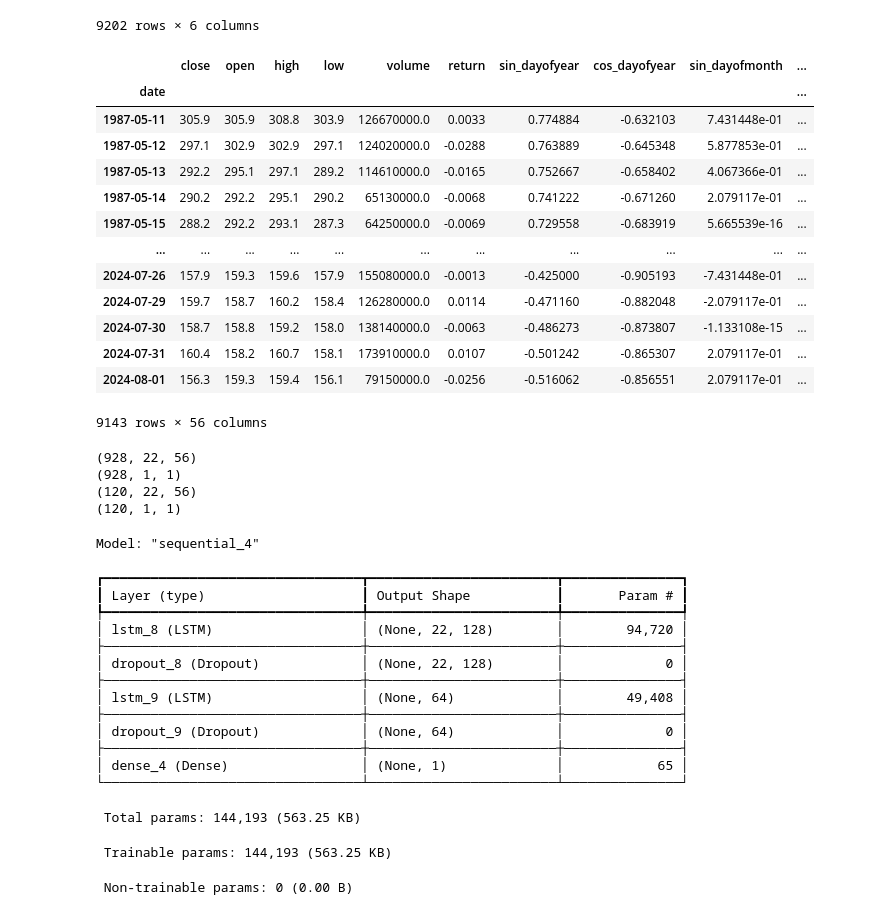
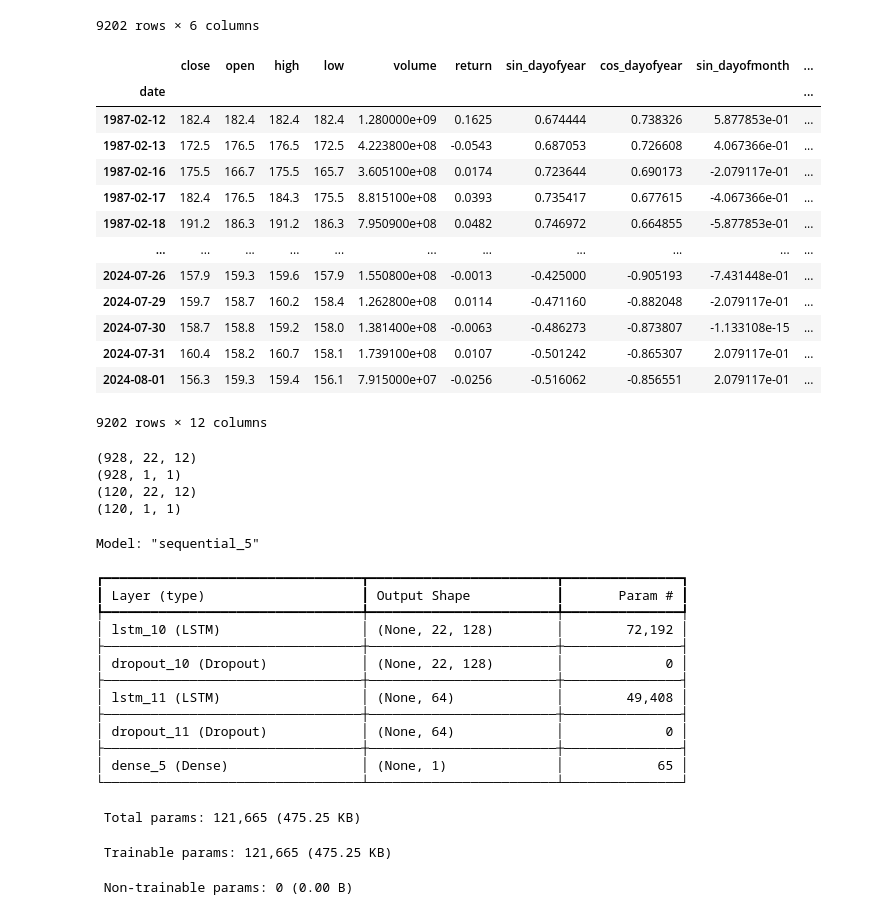
Before and after one commit to kaisei3506/close_price_prediction, a Jupyter notebook: past60days_future1day_lstm.ipynb, the cells around one changed output. Saved outputs shown, nothing was run; the diff lists cells and outputs as text; code cells hidden in the pictures.

```diff
--- a/past60days_future1day_lstm.ipynb
+++ b/past60days_future1day_lstm.ipynb
@@ -81,17 +88,15 @@ def engineer(df_old):
   df_new['cos_dayofyear'] = np.cos(2 * np.pi * df_new.index.dayofyear / 365)
   df_new['sin_dayofmonth'] = np.sin(2 * np.pi * df_new.index.day / 30)
   df_new['cos_dayofmonth'] = np.cos(2 * np.pi * df_new.index.day / 30)
-  '''
   df_new['sin_dayofweek'] = np.sin(2 * np.pi * df_new.index.dayofweek / 7)
   df_new['cos_dayofweek'] = np.cos(2 * np.pi * df_new.index.dayofweek / 7)
-
+  '''
   # 日本の休日
   jp_holidays = holidays.Japan()
   df_new['holiday'] = df_new.index.map(lambda x: 1 if x in jp_holidays else 0)
-  '''
 
   # 移動平均、相対力指数
-  sma_list = [5, 10, 20, 60]
+  sma_list = [5, 10, 20]
   for i in sma_list:
     df_new[f'sma_{i}'] = df_new['close'].rolling(window=i).mean()
     df_new[f'ema_{i}'] = df_new['close'].ewm(span=i, adjust=False).mean()
@@ -115,51 +120,51 @@ def engineer(df_old):
       # MACD
       df_new[f'macd_{sma_list[i]}vs{sma_list[j]}'] = df_new[f'ema_{sma_list[i]}'] - df_new[f'ema_{sma_list[j]}']
       df_new[f'macd_signal_{sma_list[i]}vs{sma_list[j]}'] = df_new[f'macd_{sma_list[i]}vs{sma_list[j]}'].ewm(span=9, adjust=False).mean()
-  '''
+
   # ADX
   epsilon = 1e-6
   df_new['+DM'] = df_new['high'] - df_new['high'].shift(1)
   df_new['-DM'] = df_new['low'].shift(1) - df_new['low']
   df_new['TR'] = np.maximum.reduce([
     df_new['high'] - df_new['low'],
     abs(df_new['high'] - df_new['close'].shift(1)),
     abs(df_new['low'] - df_new['close'].shift(1))
     ])
   df_new['+DI'] = df_new['+DM'].rolling(window=14).sum() / (df_new['TR'].rolling(window=14).sum() + epsilon) * 100
   df_new['-DI'] = df_new['-DM'].rolling(window=14).sum() / (df_new['TR'].rolling(window=14).sum() + epsilon) * 100
   df_new['DX'] = abs((df_new['+DI'] - df_new['-DI']) / (df_new['+DI'] + df_new['-DI'] + epsilon)) * 100
   df_new['ADX'] = df_new['DX'].rolling(window=14).mean()
 
   # ストキャスティクス
   df_new['%K'] = (df_new['close'] - df_new['low'].rolling(window=14).min()) / (df_new['high'].rolling(window=14).max() - df_new['low'].rolling(window=14).min()) * 100
   df_new['%D'] = df_new['%K'].rolling(window=3).mean()
   '''
 
 
   #df_new = df_new.drop(['open', 'high', 'low'], axis=1)
 
   df_new = df_new.dropna()
 
 
   return df_new
 
 engineered_df = engineer(df)
 engineered_df
 # %% [output]
 |  | close | open | high | low | volume | return | sin_dayofyear | cos_dayofyear | sin_dayofmonth | ... |
 | date |  |  |  |  |  |  |  |  |  | ... |
-| 1987-05-11 | 305.9 | 305.9 | 308.8 | 303.9 | 126670000.0 | 0.0033 | 0.774884 | -0.632103 | 7.431448e-01 | ... |
-| 1987-05-12 | 297.1 | 302.9 | 302.9 | 297.1 | 124020000.0 | -0.0288 | 0.763889 | -0.645348 | 5.877853e-01 | ... |
-| 1987-05-13 | 292.2 | 295.1 | 297.1 | 289.2 | 114610000.0 | -0.0165 | 0.752667 | -0.658402 | 4.067366e-01 | ... |
-| 1987-05-14 | 290.2 | 292.2 | 295.1 | 290.2 | 65130000.0 | -0.0068 | 0.741222 | -0.671260 | 2.079117e-01 | ... |
-| 1987-05-15 | 288.2 | 292.2 | 293.1 | 287.3 | 64250000.0 | -0.0069 | 0.729558 | -0.683919 | 5.665539e-16 | ... |
+| 1987-02-12 | 182.4 | 182.4 | 182.4 | 182.4 | 1.280000e+09 | 0.1625 | 0.674444 | 0.738326 | 5.877853e-01 | ... |
+| 1987-02-13 | 172.5 | 176.5 | 176.5 | 172.5 | 4.223800e+08 | -0.0543 | 0.687053 | 0.726608 | 4.067366e-01 | ... |
+| 1987-02-16 | 175.5 | 166.7 | 175.5 | 165.7 | 3.605100e+08 | 0.0174 | 0.723644 | 0.690173 | -2.079117e-01 | ... |
+| 1987-02-17 | 182.4 | 176.5 | 184.3 | 175.5 | 8.815100e+08 | 0.0393 | 0.735417 | 0.677615 | -4.067366e-01 | ... |
+| 1987-02-18 | 191.2 | 186.3 | 191.2 | 186.3 | 7.950900e+08 | 0.0482 | 0.746972 | 0.664855 | -5.877853e-01 | ... |
 | ... | ... | ... | ... | ... | ... | ... | ... | ... | ... | ... |
-| 2024-07-26 | 157.9 | 159.3 | 159.6 | 157.9 | 155080000.0 | -0.0013 | -0.425000 | -0.905193 | -7.431448e-01 | ... |
-| 2024-07-29 | 159.7 | 158.7 | 160.2 | 158.4 | 126280000.0 | 0.0114 | -0.471160 | -0.882048 | -2.079117e-01 | ... |
-| 2024-07-30 | 158.7 | 158.8 | 159.2 | 158.0 | 138140000.0 | -0.0063 | -0.486273 | -0.873807 | -1.133108e-15 | ... |
-| 2024-07-31 | 160.4 | 158.2 | 160.7 | 158.1 | 173910000.0 | 0.0107 | -0.501242 | -0.865307 | 2.079117e-01 | ... |
-| 2024-08-01 | 156.3 | 159.3 | 159.4 | 156.1 | 79150000.0 | -0.0256 | -0.516062 | -0.856551 | 2.079117e-01 | ... |
+| 2024-07-26 | 157.9 | 159.3 | 159.6 | 157.9 | 1.550800e+08 | -0.0013 | -0.425000 | -0.905193 | -7.431448e-01 | ... |
+| 2024-07-29 | 159.7 | 158.7 | 160.2 | 158.4 | 1.262800e+08 | 0.0114 | -0.471160 | -0.882048 | -2.079117e-01 | ... |
+| 2024-07-30 | 158.7 | 158.8 | 159.2 | 158.0 | 1.381400e+08 | -0.0063 | -0.486273 | -0.873807 | -1.133108e-15 | ... |
+| 2024-07-31 | 160.4 | 158.2 | 160.7 | 158.1 | 1.739100e+08 | 0.0107 | -0.501242 | -0.865307 | 2.079117e-01 | ... |
+| 2024-08-01 | 156.3 | 159.3 | 159.4 | 156.1 | 7.915000e+07 | -0.0256 | -0.516062 | -0.856551 | 2.079117e-01 | ... |
-9143 rows × 56 columns
+9202 rows × 12 columns
 # %%
 train_valid = engineered_df['2019-01-01':'2023-12-31']
 
@@ -189,9 +194,9 @@ print(y_train.shape)
 print(X_valid.shape)
 print(y_valid.shape)
 # %% [output]
-(928, 22, 56)
+(928, 22, 12)
 (928, 1, 1)
-(120, 22, 56)
+(120, 22, 12)
 (120, 1, 1)
 # %%
 from sklearn.preprocessing import StandardScaler
@@ -247,27 +252,26 @@ lstm_model.add(Dense(predict_length,
 )
 
 
-optimizer = optim.Adam(learning_rate=0.0005)
+optimizer = optim.Adam(learning_rate=0.001)
 lstm_model.compile(optimizer=optimizer, loss='mse')
-plot_model(lstm_model, to_file='lstm_model.png', show_shapes=True, show_layer_names=True)
 lstm_model.summary()
 # %% [output]
-Model: "sequential_4"
+Model: "sequential_5"
 ┏━━━━━━━━━━━━━━━━━━━━━━━━━━━━━━━━━┳━━━━━━━━━━━━━━━━━━━━━━━━┳━━━━━━━━━━━━━━━┓
 ┃ Layer (type)                    ┃ Output Shape           ┃       Param # ┃
 ┡━━━━━━━━━━━━━━━━━━━━━━━━━━━━━━━━━╇━━━━━━━━━━━━━━━━━━━━━━━━╇━━━━━━━━━━━━━━━┩
-│ lstm_8 (LSTM)                   │ (None, 22, 128)        │        94,720 │
+│ lstm_10 (LSTM)                  │ (None, 22, 128)        │        72,192 │
 ├─────────────────────────────────┼────────────────────────┼───────────────┤
-│ dropout_8 (Dropout)             │ (None, 22, 128)        │             0 │
+│ dropout_10 (Dropout)            │ (None, 22, 128)        │             0 │
 ├─────────────────────────────────┼────────────────────────┼───────────────┤
-│ lstm_9 (LSTM)                   │ (None, 64)             │        49,408 │
+│ lstm_11 (LSTM)                  │ (None, 64)             │        49,408 │
 ├─────────────────────────────────┼────────────────────────┼───────────────┤
-│ dropout_9 (Dropout)             │ (None, 64)             │             0 │
+│ dropout_11 (Dropout)            │ (None, 64)             │             0 │
 ├─────────────────────────────────┼────────────────────────┼───────────────┤
-│ dense_4 (Dense)                 │ (None, 1)              │            65 │
+│ dense_5 (Dense)                 │ (None, 1)              │            65 │
 └─────────────────────────────────┴────────────────────────┴───────────────┘
- Total params: 144,193 (563.25 KB)
+ Total params: 121,665 (475.25 KB)
- Trainable params: 144,193 (563.25 KB)
+ Trainable params: 121,665 (475.25 KB)
  Non-trainable params: 0 (0.00 B)
 # %%
 es = EarlyStopping(monitor='val_loss', mode='min', verbose=1, patience=30, restore_best_weights=True)
```
Also changed, not shown: parts of 8 cells of this notebook.
